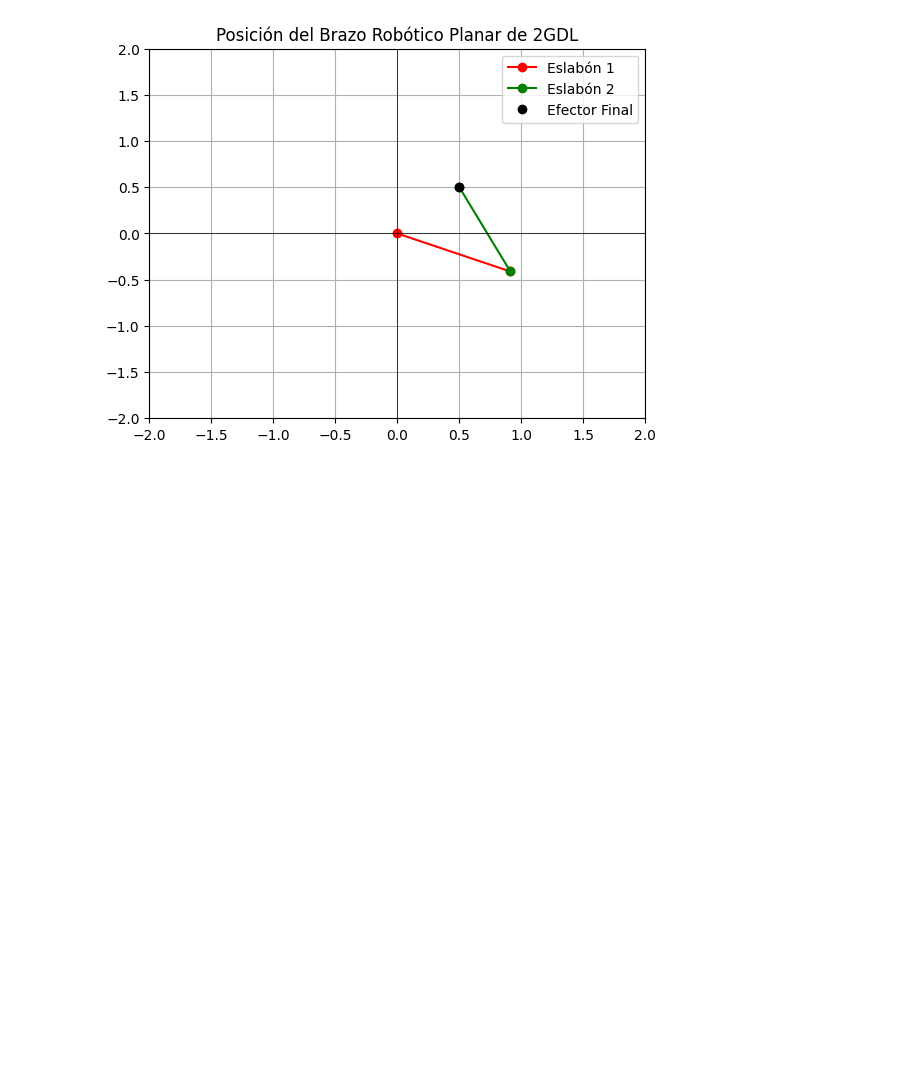
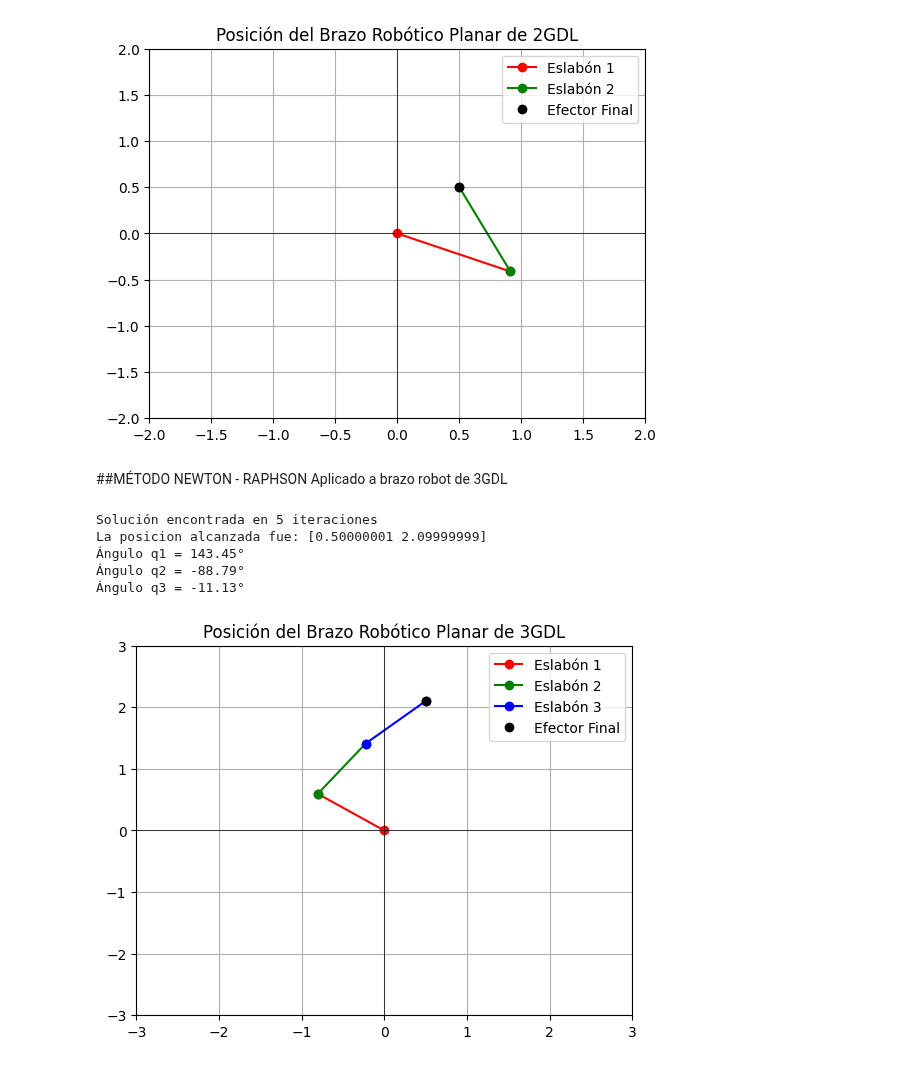
Before and after one commit to dequiroz/1MTR53_RobIA, a Jupyter notebook: NewtonRaphson_2DOF.ipynb, the cells around one changed output. Drawn from its saved outputs; the diff is of its cells as text; code cells hidden in the pictures; blank space fills up the shorter version.

Commit message:
Se agregó brazo de 3DOF RRR

```diff
--- a/NewtonRaphson_2DOF.ipynb
+++ b/NewtonRaphson_2DOF.ipynb
@@ -165,2 +173,4 @@ plot_robot_2DOF(q_solution, L)
 # %% [output]
 [figure]
+# %% [markdown]
+##MÉTODO NEWTON - RAPHSON Aplicado a brazo robot de 3GDL
@@ -166,0 +256,56 @@ plot_robot_2DOF(q_solution, L)
+# %%
+# Parámetros del robot de 3 grados de libertad (3DOF)
+longitudes_eslabones = [1, 1, 1]  # Longitudes de los eslabones del robot
+estimacion_inicial_deg = [10, 10, 10]  # Estimación inicial en grados
+posicion_objetivo = np.array([0.5, 2.1])  # Posición deseada del efector final
+
+# Conversión de la estimación inicial a radianes
+estimacion_inicial_rad = np.deg2rad(estimacion_inicial_deg)
+
+# Cálculo de la solución de la cinemática inversa
+solucion_q = IK_NR_3DOF(posicion_objetivo, estimacion_inicial_rad, longitudes_eslabones)
+
+# Cálculo de la posición alcanzada mediante cinemática directa
+posicion_alcanzada = cinematica_directa_3DOF(solucion_q, longitudes_eslabones)
+
+print(f"La posicion alcanzada fue: {posicion_alcanzada}")
+print(f"Ángulo q1 = {np.rad2deg(solucion_q[0]):.2f}°")
+print(f"Ángulo q2 = {np.rad2deg(solucion_q[1]):.2f}°")
+print(f"Ángulo q3 = {np.rad2deg(solucion_q[2]):.2f}°")
+# %% [output]
+Solución encontrada en 5 iteraciones
+La posicion alcanzada fue: [0.50000001 2.09999999]
+Ángulo q1 = 143.45°
+Ángulo q2 = -88.79°
+Ángulo q3 = -11.13°
+# %%
+def plot_robot(q, L):
+    """Visualiza el brazo robótico en 2D"""
+    # Calculamos las posiciones de los eslabones
+    x0, y0 = 0, 0  # Origen (base del brazo)
+    x1 = L[0] * np.cos(q[0])
+    y1 = L[0] * np.sin(q[0])
+    x2 = x1 + L[1] * np.cos(q[0] + q[1])
+    y2 = y1 + L[1] * np.sin(q[0] + q[1])
+    x3 = x2 + L[2] * np.cos(q[0] + q[1] + q[2])
+    y3 = y2 + L[2] * np.sin(q[0] + q[1] + q[2])
+
+    # Dibujar el brazo robótico
+    plt.figure()
+    plt.plot([x0, x1], [y0, y1], 'ro-', label='Eslabón 1')  # Eslabón 1
+    plt.plot([x1, x2], [y1, y2], 'go-', label='Eslabón 2')  # Eslabón 2
+    plt.plot([x2, x3], [y2, y3], 'bo-', label='Eslabón 3')  # Eslabón 3
+    plt.plot(x3, y3, 'ko', label='Efector Final')  # Efector final
+    plt.xlim(-np.sum(L), np.sum(L))
+    plt.ylim(-np.sum(L), np.sum(L))
+    plt.axhline(0, color='black',linewidth=0.5)
+    plt.axvline(0, color='black',linewidth=0.5)
+    plt.grid(True)
+    plt.legend()
+    plt.title('Posición del Brazo Robótico Planar de 3GDL')
+    plt.show()
+
+# Visualizar el brazo con la solución obtenida
+plot_robot(solucion_q, longitudes_eslabones)
+# %% [output]
+[figure, added]
```
Also changed, not shown: parts of 8 cells of this notebook.
